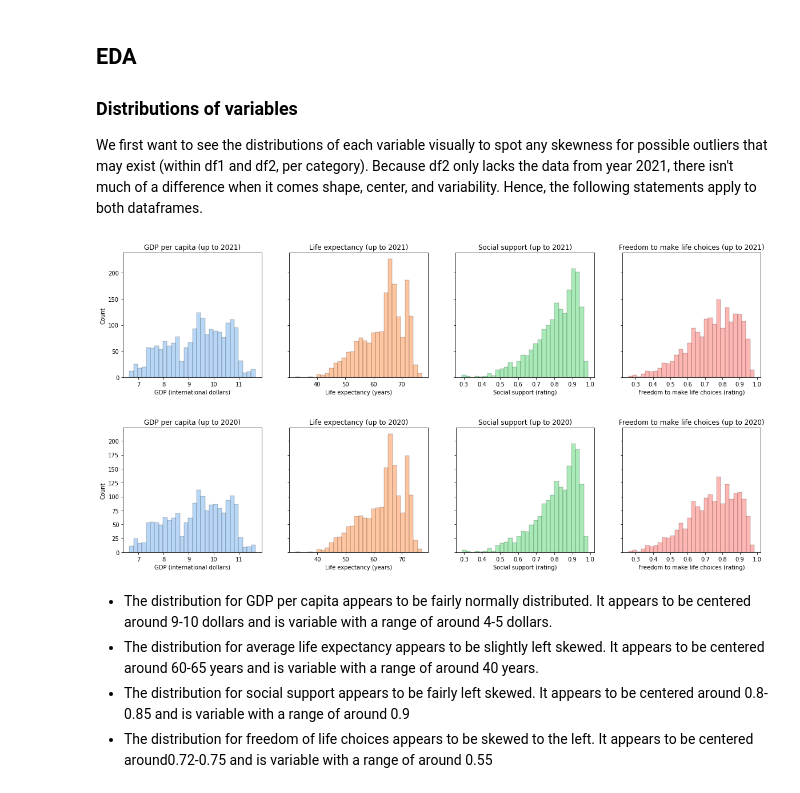
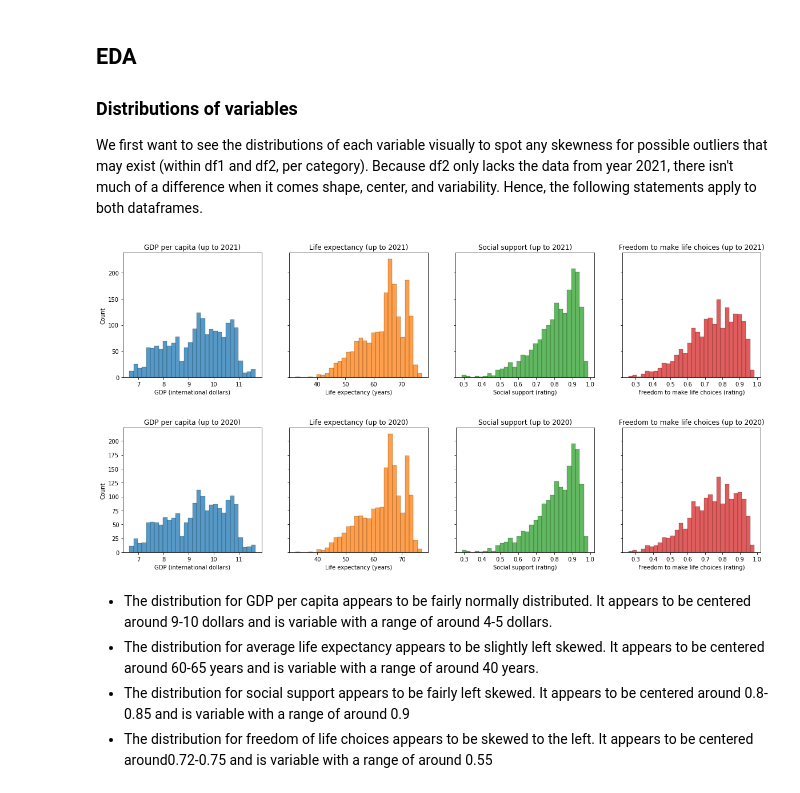
Before and after one commit to alanlwang1/COGS108_Final, a Jupyter notebook: FinalProject_group036.ipynb, the cells around one changed output. Saved outputs shown, nothing was run; the diff lists cells and outputs as text; code cells hidden in the pictures.

```diff
--- a/FinalProject_group036.ipynb
+++ b/FinalProject_group036.ipynb
@@ -188,27 +188,27 @@ df2
 We first want to see the distributions of each variable visually to spot any skewness for possible outliers that may exist (within df1 and df2, per category). Because df2 only lacks the data from year 2021, there isn't much of a difference when it comes shape, center, and variability. Hence, the following statements apply to both dataframes.
 # %%
 # Plotting GDP, life expectancy, social support, and freedom to make choices from 2021
-palette = sns.color_palette('pastel');
+palette = sns.color_palette('tab10');
 fig, (ax1, ax2, ax3, ax4) = plt.subplots(ncols=4, sharey=True)
 sns.set_palette("flare")
 sns.histplot(df1['GDP'], ax=ax1, kde=False, bins=30, color=palette[0])
 ax1.set_title('GDP per capita (up to 2021)')
 ax1.set_xlabel('GDP (international dollars)')
 
 sns.histplot(df1['life_expectancy'],ax=ax2, kde=False, bins=30, color=palette[1])
 ax2.set_title('Life expectancy (up to 2021)')
 ax2.set_xlabel('Life expectancy (years)')
 
 sns.histplot(df1['social_support'],ax=ax3, kde=False, bins=30, color=palette[2])
 ax3.set_title('Social support (up to 2021)')
 ax3.set_xlabel('Social support (rating)')
 
 sns.histplot(df1['choice_freedom'],ax=ax4, kde=False, bins=30, color=palette[3])
 ax4.set_title('Freedom to make life choices (up to 2021)')
 ax4.set_xlabel('Freedom to make life choices (rating)')
 fig.set_figwidth(20)
 # %% [output]
-[figure, old version]
+[figure, new version]
 # %%
 # Plotting GDP, life expectancy, social support, and freedom to make choices from 2020
 fig, (ax1, ax2, ax3, ax4) = plt.subplots(ncols=4, sharey=True)
@@ -230,7 +230,7 @@ ax4.set_title('Freedom to make life choices (up to 2020)')
 ax4.set_xlabel('Freedom to make life choices (rating)')
 fig.set_figwidth(20)
 # %% [output]
-[figure, old version]
+[figure, new version]
 # %% [markdown]
 - The distribution for GDP per capita appears to be fairly normally distributed. It appears to be centered around 9-10 dollars and is variable with a range of around 4-5 dollars.
 - The distribution for average life expectancy appears to be slightly left skewed. It appears to be centered around 60-65 years and is variable with a range of around 40 years.
```
Also changed, not shown: parts of 16 cells of this notebook.
